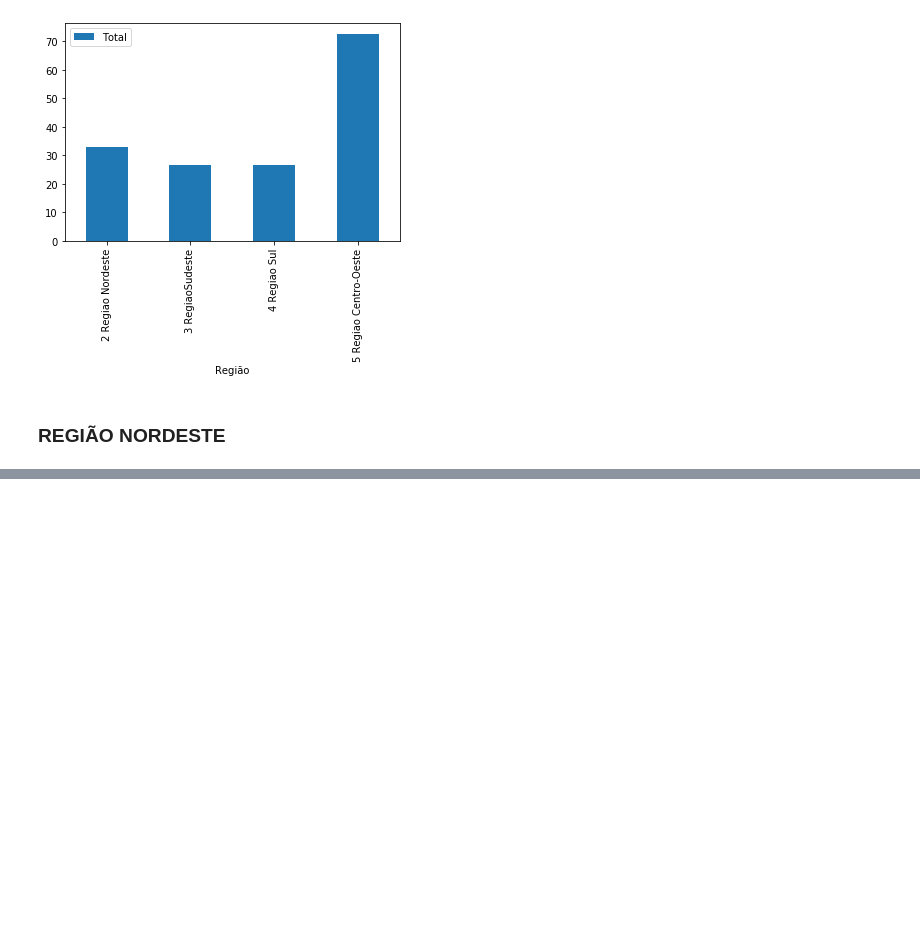
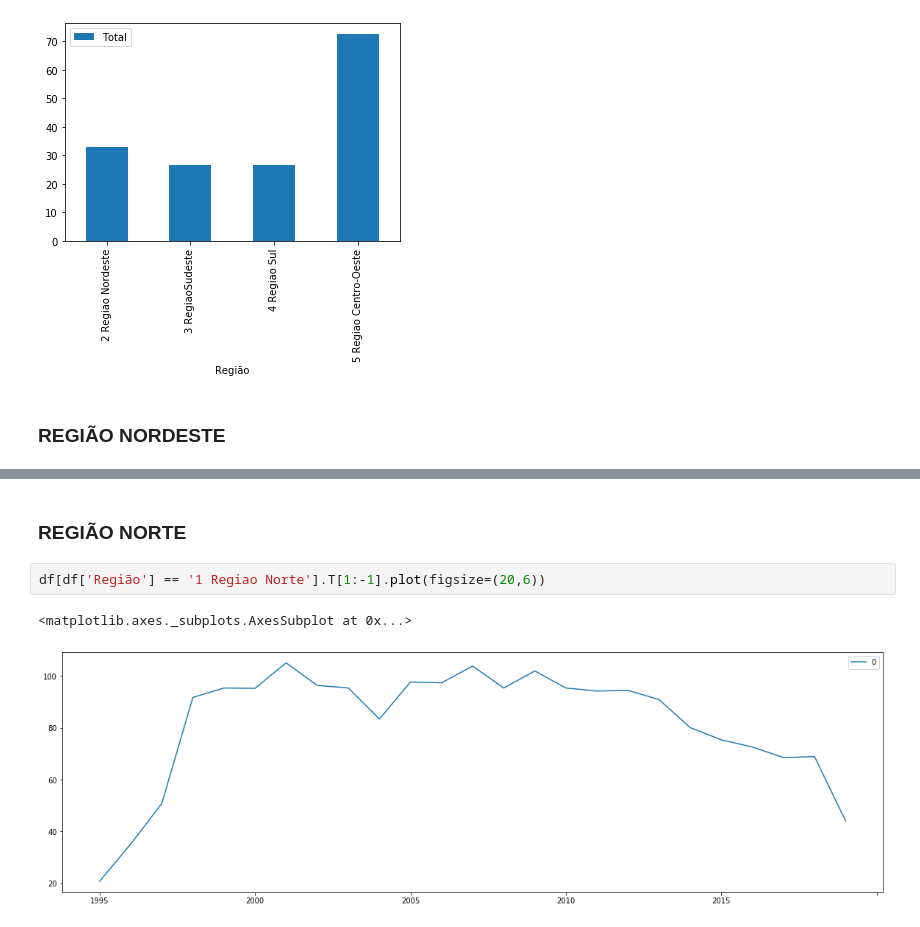
Before and after one commit to daianeklein/bootcamp-Alura, a Jupyter notebook: Desafio-Modulo2.ipynb, the cells around one changed output, grey strips where cells are left out. Saved outputs shown, nothing was run; the diff lists cells and outputs as text; blank space fills up the shorter version.

```diff
--- a/Desafio-Modulo2.ipynb
+++ b/Desafio-Modulo2.ipynb
@@ -70,0 +85,7 @@ df[['Região', 'Total']][1:-1].set_index('Região').plot(kind = 'bar')
+# %% [markdown]
+### REGIÃO NORTE
+# %%
+df[df['Região'] == '1 Regiao Norte'].T[1:-1].plot(figsize=(20,6))
+# %% [output]
+<matplotlib.axes._subplots.AxesSubplot at 0x...>
+[figure, added]
```
Also changed, not shown: parts of 10 cells of this notebook.
